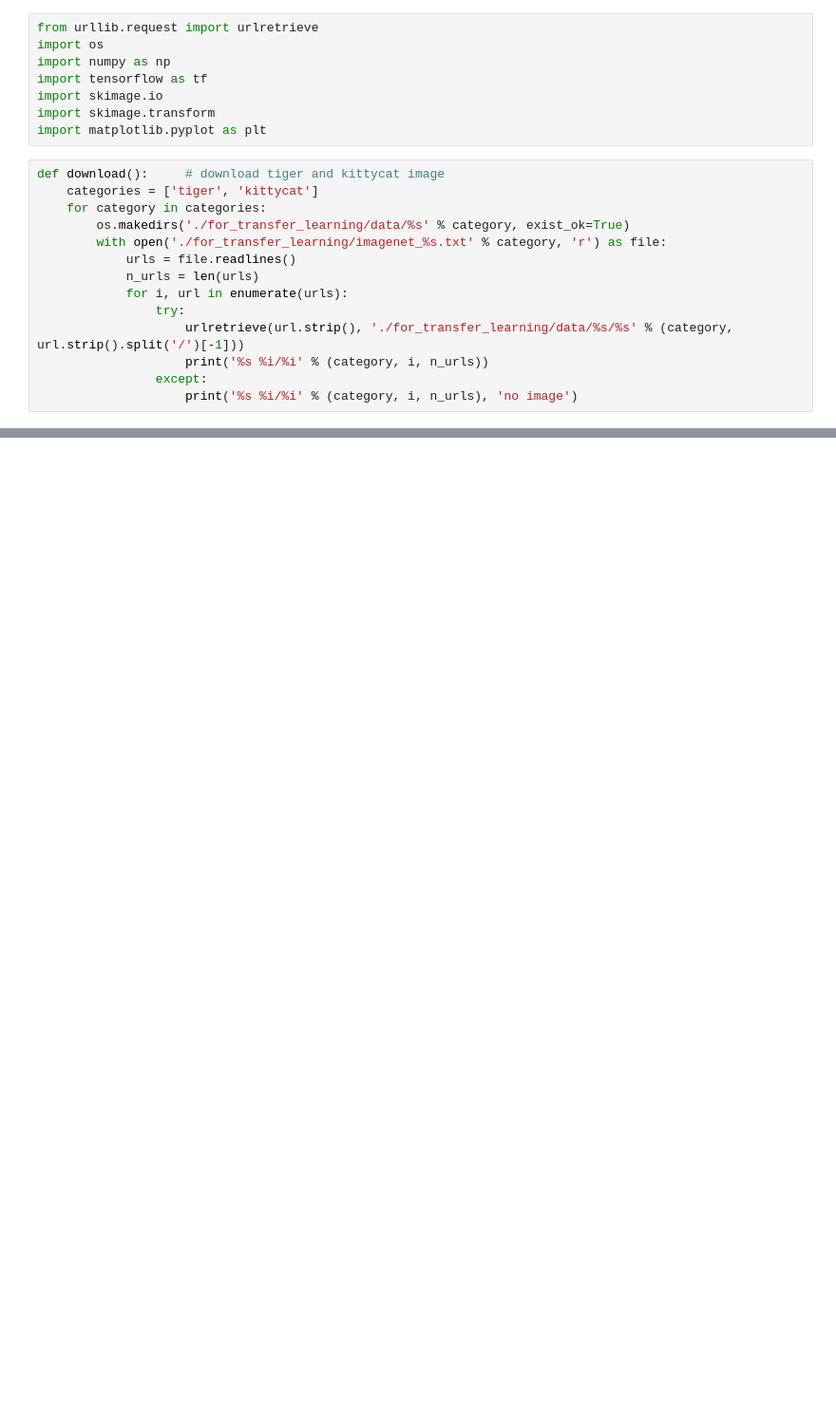
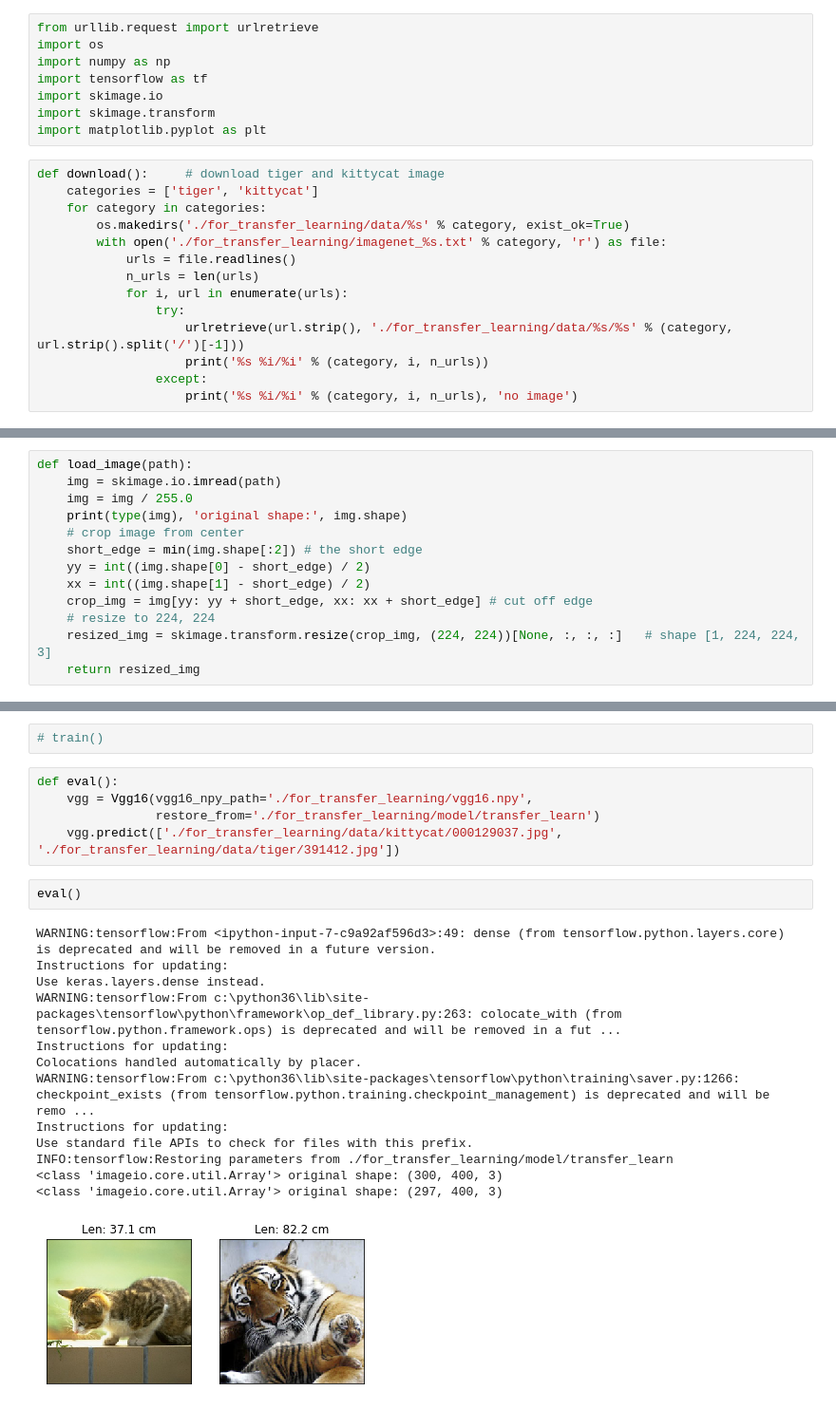
Before and after one commit to motein/ML, a Jupyter notebook: TransferLearning/transfer_learning.ipynb, the cells around one changed output, grey strips where cells are left out. Shown: that part at 95% size. Cells and saved outputs as stored; diff of their text form; blank space fills up the shorter version.

```diff
--- a/TransferLearning/transfer_learning.ipynb
+++ b/TransferLearning/transfer_learning.ipynb
@@ -42,0 +25,13 @@ tiger 34/1444
+# %%
+def load_image(path):
+    img = skimage.io.imread(path)
+    img = img / 255.0
+    print(type(img), 'original shape:', img.shape)
+    # crop image from center
+    short_edge = min(img.shape[:2]) # the short edge
+    yy = int((img.shape[0] - short_edge) / 2)
+    xx = int((img.shape[1] - short_edge) / 2)
+    crop_img = img[yy: yy + short_edge, xx: xx + short_edge] # cut off edge
+    # resize to 224, 224
+    resized_img = skimage.transform.resize(crop_img, (224, 224))[None, :, :, :]   # shape [1, 224, 224, 3]
+    return resized_img
@@ -42,0 +169,23 @@ tiger 34/1444
+# %%
+# train()
+# %%
+def eval():
+    vgg = Vgg16(vgg16_npy_path='./for_transfer_learning/vgg16.npy',
+                restore_from='./for_transfer_learning/model/transfer_learn')
+    vgg.predict(['./for_transfer_learning/data/kittycat/000129037.jpg', './for_transfer_learning/data/tiger/391412.jpg'])
+# %%
+eval()
+# %% [output]
+WARNING:tensorflow:From <ipython-input-7-c9a92af596d3>:49: dense (from tensorflow.python.layers.core) is deprecated and will be removed in a future version.
+Instructions for updating:
+Use keras.layers.dense instead.
+WARNING:tensorflow:From c:\python36\lib\site-packages\tensorflow\python\framework\op_def_library.py:263: colocate_with (from tensorflow.python.framework.ops) is deprecated and will be removed in a fut ...
+Instructions for updating:
+Colocations handled automatically by placer.
+WARNING:tensorflow:From c:\python36\lib\site-packages\tensorflow\python\training\saver.py:1266: checkpoint_exists (from tensorflow.python.training.checkpoint_management) is deprecated and will be remo ...
+Instructions for updating:
+Use standard file APIs to check for files with this prefix.
+INFO:tensorflow:Restoring parameters from ./for_transfer_learning/model/transfer_learn
+<class 'imageio.core.util.Array'> original shape: (300, 400, 3)
+<class 'imageio.core.util.Array'> original shape: (297, 400, 3)
+[figure, added]
```
Also changed, not shown: parts of 6 cells of this notebook, 1 other file.
